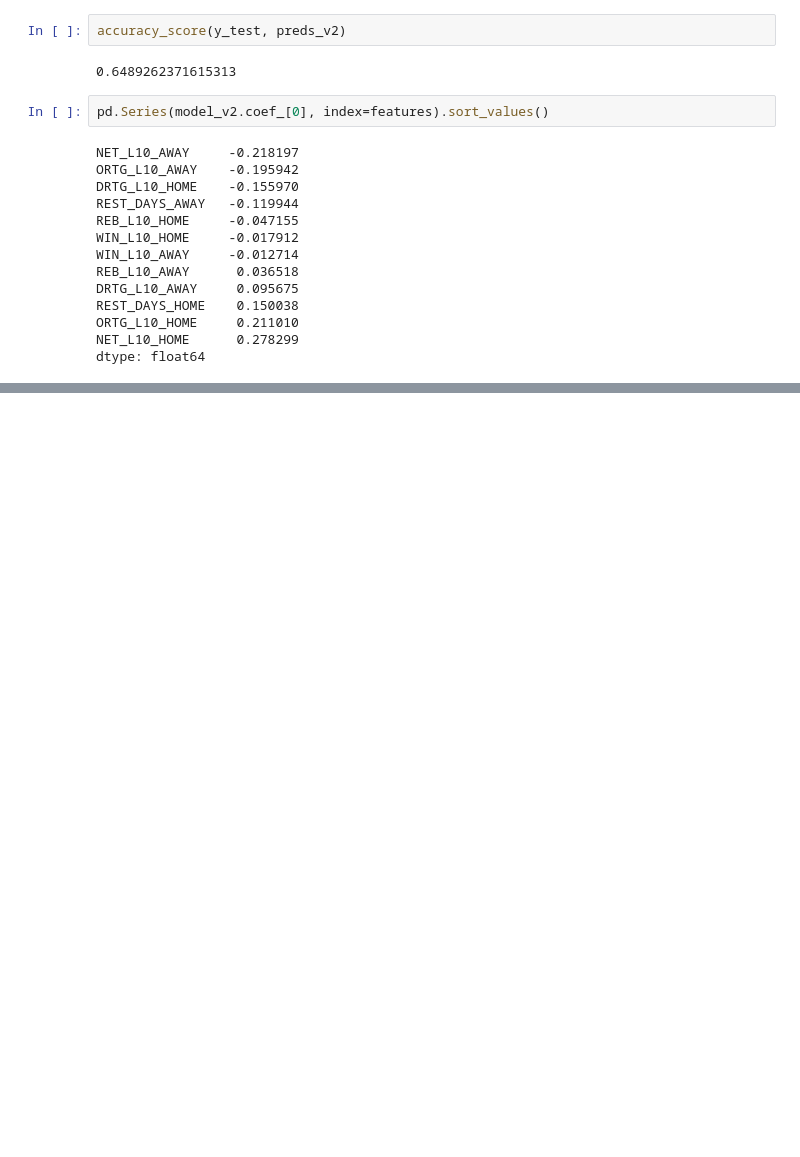
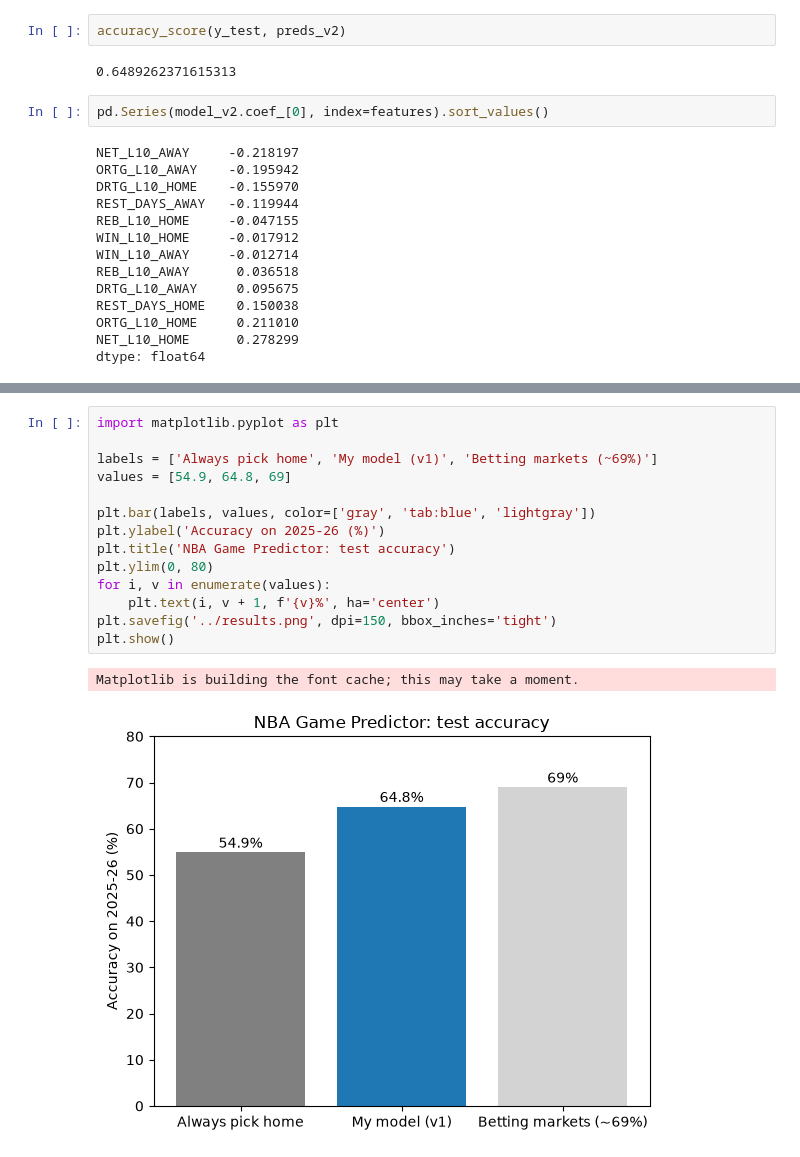
Before and after one commit to sebnalli/nba-game-predictor, a Jupyter notebook: notebooks/05_model.ipynb, the cells around one changed output, grey strips where cells are left out. Saved outputs shown, nothing was run; the diff lists cells and outputs as text; blank space fills up the shorter version.

Commit message:
Add results chart

```diff
--- a/notebooks/05_model.ipynb
+++ b/notebooks/05_model.ipynb
@@ -151,0 +155,17 @@ dtype: float64
+# %%
+import matplotlib.pyplot as plt
+
+labels = ['Always pick home', 'My model (v1)', 'Betting markets (~69%)']
+values = [54.9, 64.8, 69]
+
+plt.bar(labels, values, color=['gray', 'tab:blue', 'lightgray'])
+plt.ylabel('Accuracy on 2025-26 (%)')
+plt.title('NBA Game Predictor: test accuracy')
+plt.ylim(0, 80)
+for i, v in enumerate(values):
+    plt.text(i, v + 1, f'{v}%', ha='center')
+plt.savefig('../results.png', dpi=150, bbox_inches='tight')
+plt.show()
+# %% [output]
+Matplotlib is building the font cache; this may take a moment.
+[figure, added]
```
Also changed, not shown: parts of 1 cell of this notebook, 1 other file.
